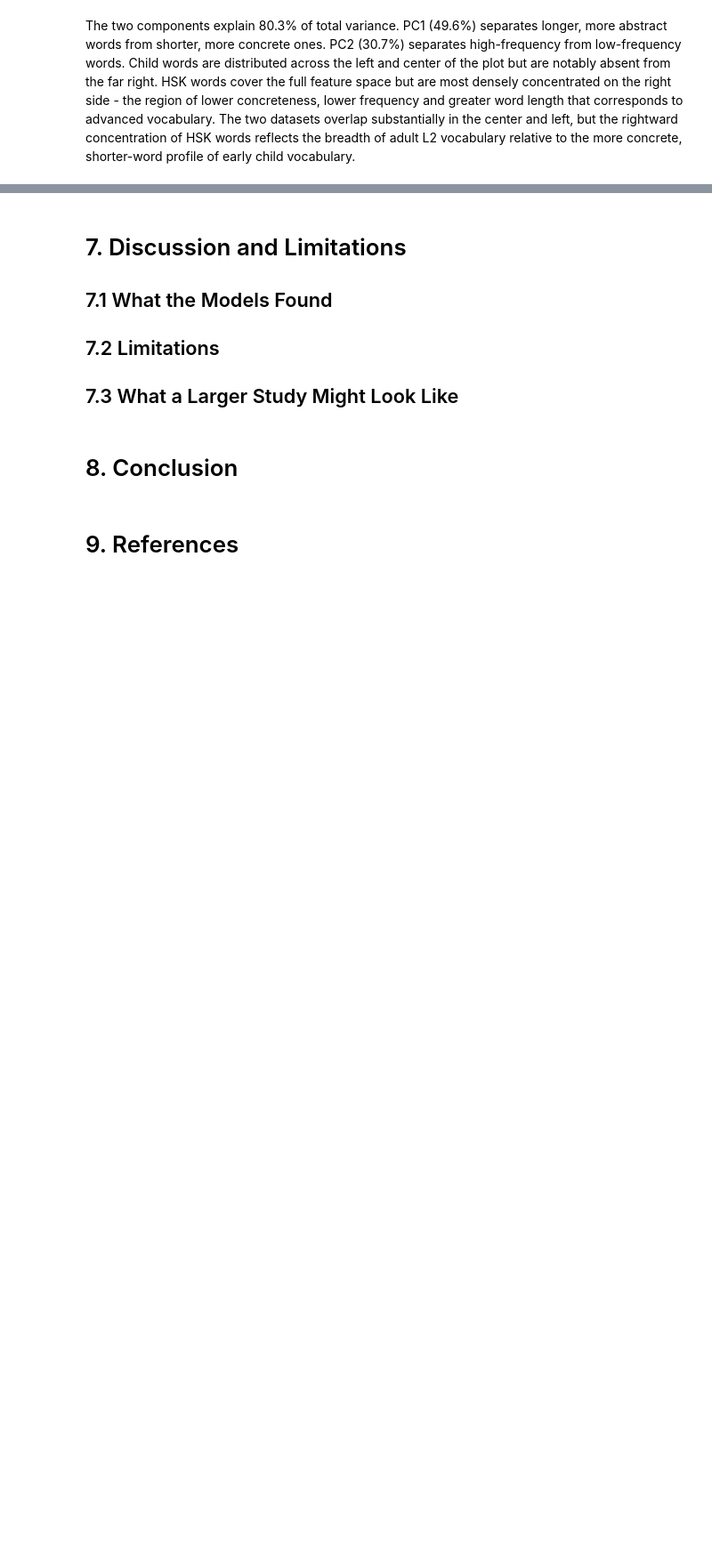
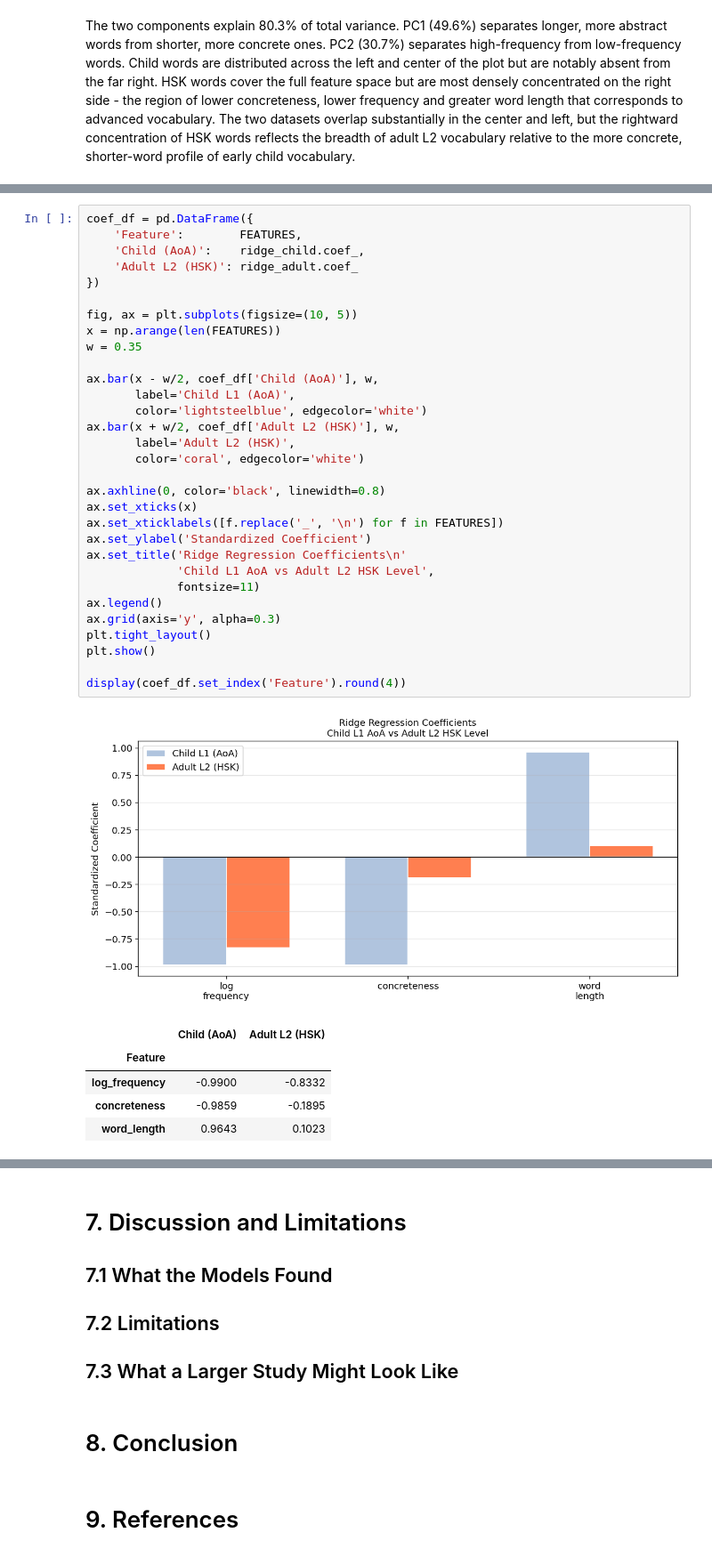
Before and after one commit to Slavena1/Softuni-Machine-Learning-Final-Project, a Jupyter notebook: SlavenaMachineLearningProject.ipynb, the cells around one changed output, grey strips where cells are left out. Shown at 89% size. Drawn from its saved outputs; the diff is of its cells as text; blank space fills up the shorter version.

```diff
--- a/SlavenaMachineLearningProject.ipynb
+++ b/SlavenaMachineLearningProject.ipynb
@@ -1229,0 +1232,38 @@ The two components explain 80.3% of total variance. PC1 (49.6%) separates longer
+# %%
+coef_df = pd.DataFrame({
+    'Feature':        FEATURES,
+    'Child (AoA)':    ridge_child.coef_,
+    'Adult L2 (HSK)': ridge_adult.coef_
+})
+
+fig, ax = plt.subplots(figsize=(10, 5))
+x = np.arange(len(FEATURES))
+w = 0.35
+
+ax.bar(x - w/2, coef_df['Child (AoA)'], w,
+       label='Child L1 (AoA)',
+       color='lightsteelblue', edgecolor='white')
+ax.bar(x + w/2, coef_df['Adult L2 (HSK)'], w,
+       label='Adult L2 (HSK)',
+       color='coral', edgecolor='white')
+
+ax.axhline(0, color='black', linewidth=0.8)
+ax.set_xticks(x)
+ax.set_xticklabels([f.replace('_', '\n') for f in FEATURES])
+ax.set_ylabel('Standardized Coefficient')
+ax.set_title('Ridge Regression Coefficients\n'
+             'Child L1 AoA vs Adult L2 HSK Level',
+             fontsize=11)
+ax.legend()
+ax.grid(axis='y', alpha=0.3)
+plt.tight_layout()
+plt.show()
+
+display(coef_df.set_index('Feature').round(4))
+# %% [output]
+[figure, added]
+|  | Child (AoA) | Adult L2 (HSK) |
+| Feature |  |  |
+| log_frequency | -0.9900 | -0.8332 |
+| concreteness | -0.9859 | -0.1895 |
+| word_length | 0.9643 | 0.1023 |
```
Also changed, not shown: parts of 12 cells of this notebook.
